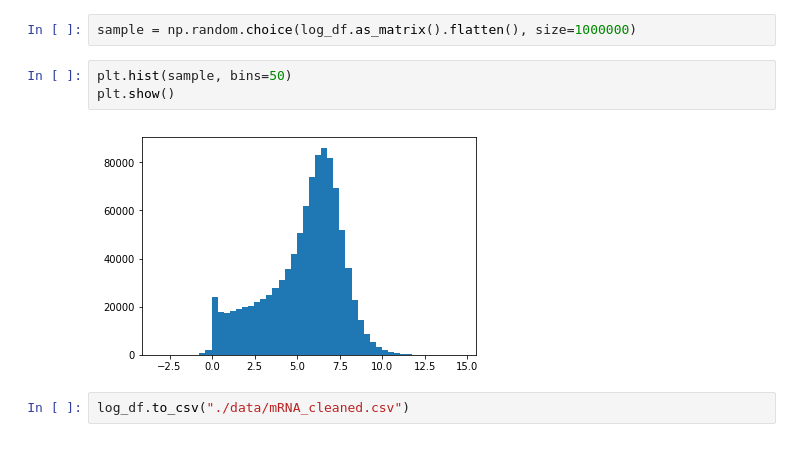
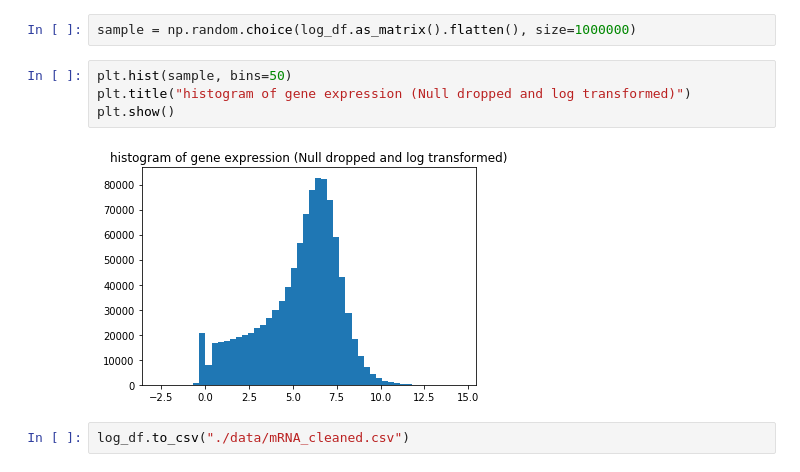
Before and after one commit to jvivian/DeepTCGA, a Jupyter notebook: Preprocessing.ipynb, the cells around one changed output. Cells and saved outputs as stored; diff of their text form.

```diff
--- a/Preprocessing.ipynb
+++ b/Preprocessing.ipynb
@@ -91,9 +78,10 @@ log_df = df.applymap(lambda x:np.log(x+1))
 sample = np.random.choice(log_df.as_matrix().flatten(), size=1000000)
 # %%
 plt.hist(sample, bins=50)
+plt.title("histogram of gene expression (Null dropped and log transformed)")
 plt.show()
 # %% [output]
-[figure, old version]
+[figure, new version]
 # %%
 log_df.to_csv("./data/mRNA_cleaned.csv")
 # %% [markdown]
```
Also changed, not shown: parts of 11 cells of this notebook.
